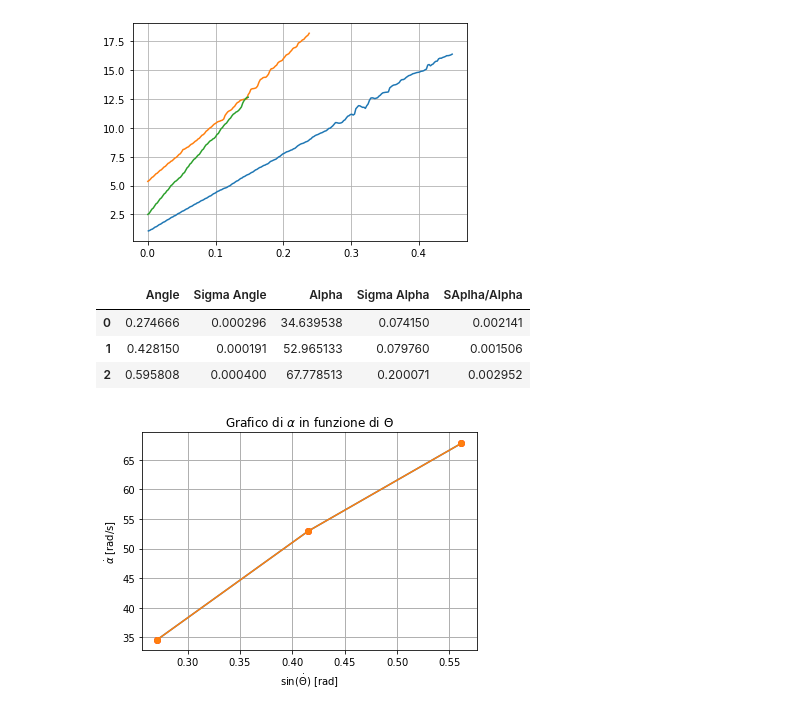
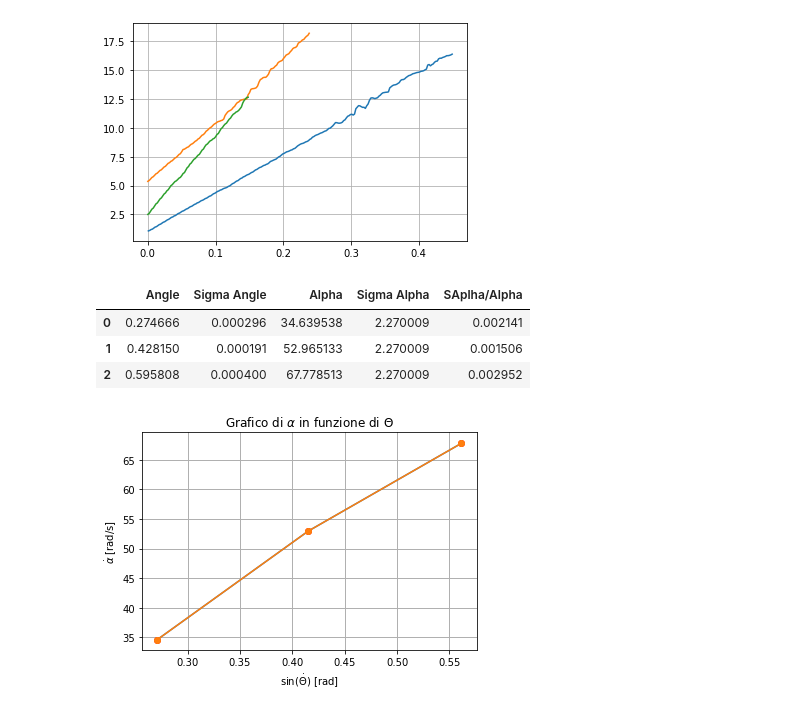
Before and after one commit to filippodaminato/LabMeccanica, a Jupyter notebook: Rotolamento/main.ipynb, the cells around one changed output. Drawn from its saved outputs; the diff is of its cells as text; code cells hidden in the pictures.

```diff
--- a/Rotolamento/main.ipynb
+++ b/Rotolamento/main.ipynb
@@ -74,0 +24,3 @@ intervals
+# %%
+intervals,indexes = rt.get_intervals(data_time,data_y,5,18)
+intervals
@@ -204,23 +177,23 @@ aplha_angles_dataset = np.array([
 # %%
 x = aplha_angles_dataset[:,0] #angle
 sx = aplha_angles_dataset[:,1] #sangle
 y = aplha_angles_dataset[:,2] #alpha
 sy = aplha_angles_dataset[:,3] #saplha
 
 dtab = pd.DataFrame(data={
     'Angle' : x,
     'Sigma Angle' : sx,
     'Alpha' : y,
-    'Sigma Alpha' : sy,
+    'Sigma Alpha' : 2.2700088598491486,
     'SAplha/Alpha' : [ sy[x]/y[x] for x in range(0,3)]
 })
 
 dtab
 # %% [output]
 |  | Angle | Sigma Angle | Alpha | Sigma Alpha | SAplha/Alpha |
-| 0 | 0.274666 | 0.000296 | 34.639538 | 0.074150 | 0.002141 |
-| 1 | 0.428150 | 0.000191 | 52.965133 | 0.079760 | 0.001506 |
-| 2 | 0.595808 | 0.000400 | 67.778513 | 0.200071 | 0.002952 |
+| 0 | 0.274666 | 0.000296 | 34.639538 | 2.270009 | 0.002141 |
+| 1 | 0.428150 | 0.000191 | 52.965133 | 2.270009 | 0.001506 |
+| 2 | 0.595808 | 0.000400 | 67.778513 | 2.270009 | 0.002952 |
 # %%
 x = np.sin(x)
 sx = np.cos(x)*sx # da rivedere derivata parziale
```
Also changed, not shown: parts of 6 cells of this notebook, 13 other files.
